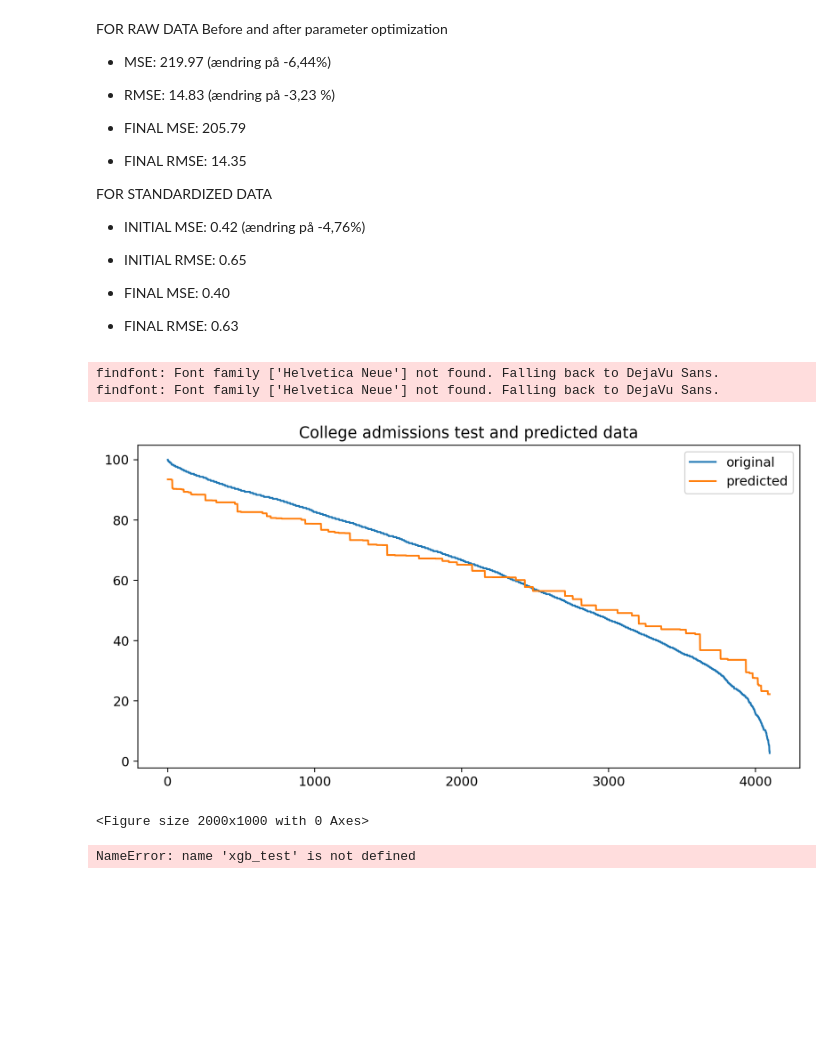
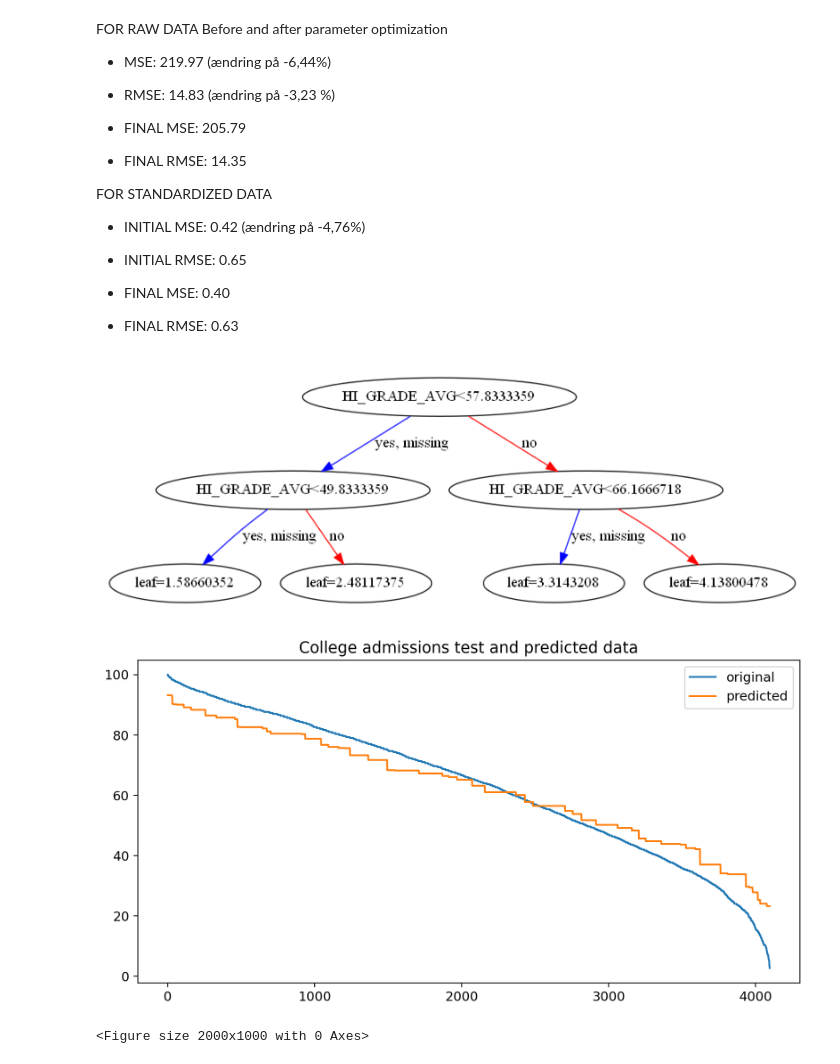
Before and after one commit to s183910/Bachelor_Gabi_Kat, a Jupyter notebook: src/Algoritmer/xgboost.ipynb, the cells around one changed output. Cells and saved outputs as stored; diff of their text form; code cells hidden in the pictures; blank space fills up the shorter version.

```diff
--- a/src/Algoritmer/xgboost.ipynb
+++ b/src/Algoritmer/xgboost.ipynb
@@ -389,6 +425,6 @@ INITIAL RMSE: 14.40
 # %%
 
-final_model = xgb.XGBRegressor(seed=24, objective='reg:squarederror', max_depth=3, learning_rate=0.05, gamma=0,reg_lambda=15.0, scale_pos_weight=0.01)
+final_model = xgb.XGBRegressor(seed=24, objective='reg:squarederror', max_depth=2, learning_rate=0.05, gamma=0,reg_lambda=5.0, scale_pos_weight=0.05)
 final_model.fit(X_train,y_train,verbose=True, eval_metric='rmse')
 # eval_metric default according to objective
 scores_final = cross_val_score(final_model, X_train, y_train, cv=10)
@@ -447,11 +483,9 @@ samlet_preds_index_without_sensitive.to_csv("samlet_preds_index_without_sensitiv
+# %%
+plot_tree(final_model)
+plt.show()
+# %% [output]
+[figure, added]
 # %%
-
-## Plotting the tree?
-# concider plotting the tree
-
-# Muligvis skal vitage og concat y_test.index og y_pred for at få index på predictions. Så vi kan sorte dem og se om der er en bestemt tendens.
-# Prøve at sorte predictions med mergesort
-
 
 pred_sorted = np.sort(y_pred_final, axis=- 1, kind='mergesort')[::-1]
 pred_sorted
@@ -475,24 +509,20 @@ plt.legend()
 plt.show()
 plt.savefig("plot_xgb_without sensitive.png")
 # %% [output]
+[figure]
-findfont: Font family ['Helvetica Neue'] not found. Falling back to DejaVu Sans.
-findfont: Font family ['Helvetica Neue'] not found. Falling back to DejaVu Sans.
+<Figure size 2000x1000 with 0 Axes>
-[figure]
-<Figure size 2000x1000 with 0 Axes>
 # %%
 # TODO måske kan noget af dette bruges???
-def c_statistic_harrell(pred_sorted, y_test):
-    total = 0
-    matches = 0
-    for i in range(len(y_test)):
-        for j in range(len(y_test)):
-            if y_test[j] > 0 and abs(y_test[i]) > y_test[j]:
-                total += 1
-                if pred_sorted[j] > pred_sorted[i]:
-                    matches += 1
-    return matches/total
+# def c_statistic_harrell(pred_sorted, y_test):
+#     total = 0
+#     matches = 0
+#     for i in range(len(y_test)):
+#         for j in range(len(y_test)):
+#             if y_test[j] > 0 and abs(y_test[i]) > y_test[j]:
+#                 total += 1
+#                 if pred_sorted[j] > pred_sorted[i]:
+#                     matches += 1
+#     return matches/total
 
-# see how well we can order people by survival
-c_statistic_harrell(final_model.predict(xgb_test, ntree_limit=5000), y_test)
+# # see how well we can order people by survival
+# c_statistic_harrell(final_model.predict(xgb_test, ntree_limit=5000), y_test)
-# %% [output]
-NameError: name 'xgb_test' is not defined
```
Also changed, not shown: parts of 12 cells of this notebook, 2 other files.
